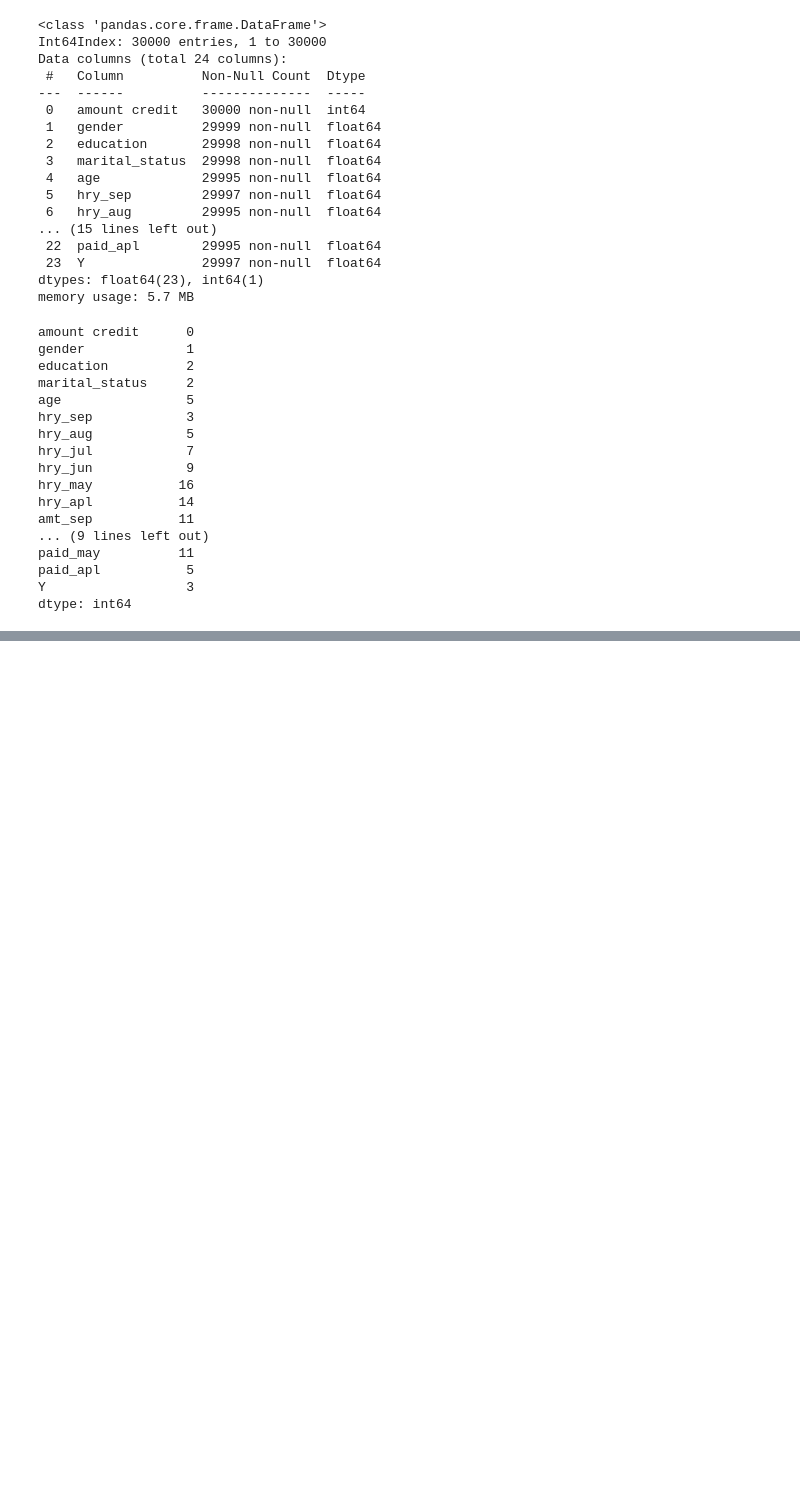
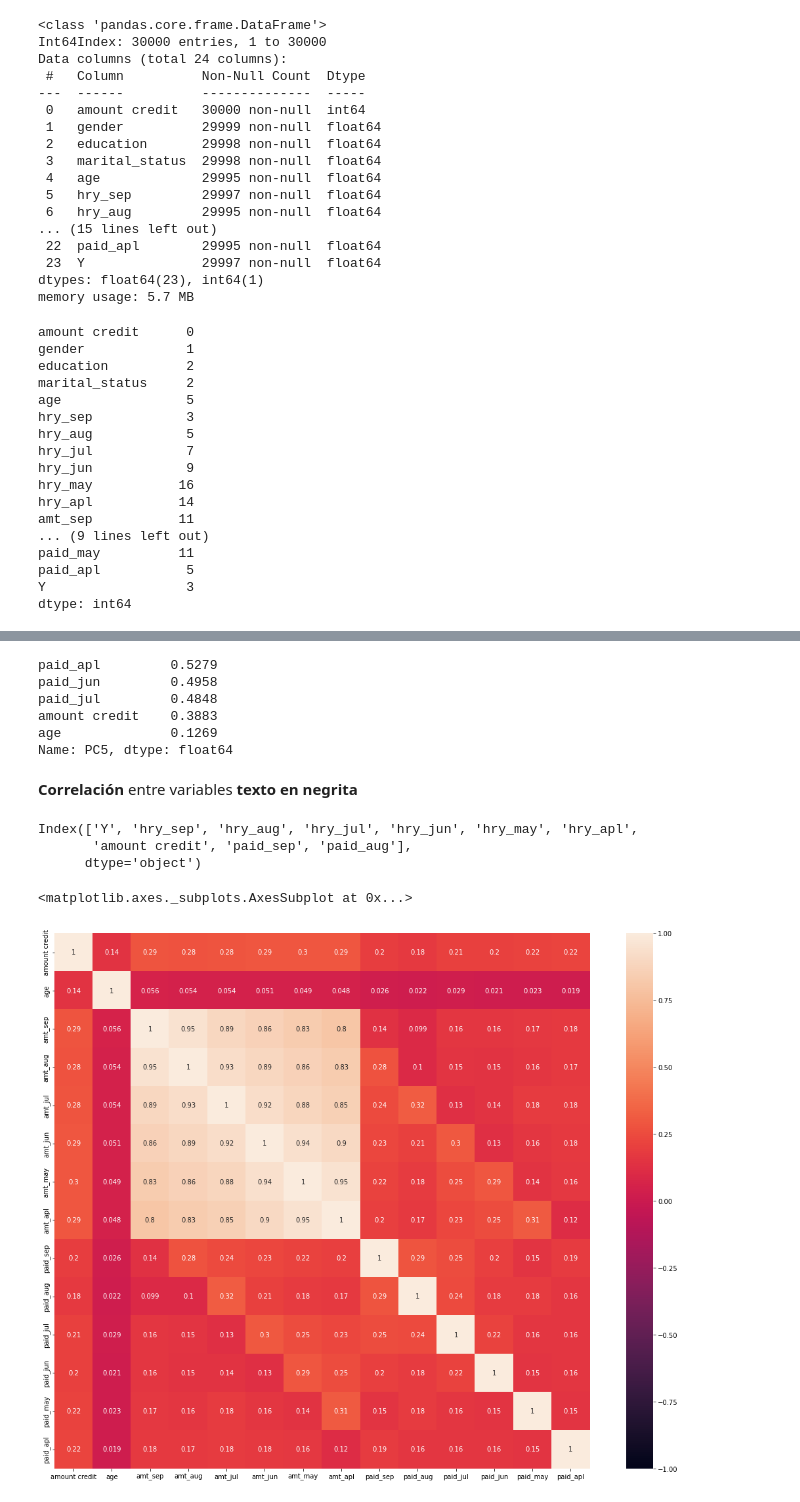
Before and after one commit to PosgradoMNA/actividades-de-aprendizaje-Emerson-JRM, a Jupyter notebook: Actividad Semanal -- 6, visualización.ipynb, the cells around one changed output, grey strips where cells are left out. Cells and saved outputs as stored; diff of their text form; code cells hidden in the pictures; blank space fills up the shorter version.

```diff
--- a/Actividad Semanal -- 6, visualización.ipynb
+++ b/Actividad Semanal -- 6, visualización.ipynb
@@ -155,0 +498,6 @@ dtype: int64
+# %%
+df_imp_pca = df_imp.copy()
+df_sna_pca = df_sin_na.copy()
+# %%
+df_imp_pca.drop(columns = lista_cat, inplace=True)
+df_imp_pca.drop(columns ='Y',inplace=True)
@@ -155,0 +507,9 @@ dtype: int64
+# %%
+from sklearn.preprocessing import StandardScaler
+
+scaler = StandardScaler() #Definimos variable scaler que almacena el método StandardScaler().
+scaled_imp = scaler.fit_transform(df_imp_pca) #scaled va a almacenar los valores de la estandarización de los valores.
+scaled_sna = scaler.fit_transform(df_sna_pca)
+# %%
+scaled_df_imp = pd.DataFrame(scaled_imp, columns=df_imp_pca.columns)
+scaled_df_sna = pd.DataFrame(scaled_sna, columns=df_sna_pca.columns)
@@ -155,0 +698,27 @@ dtype: int64
+# %%
+pcsComponents_df_imp.PC5.abs().nlargest(5)
+# %% [output]
+paid_apl         0.5279
+paid_jun         0.4958
+paid_jul         0.4848
+amount credit    0.3883
+age              0.1269
+Name: PC5, dtype: float64
+# %% [markdown]
+**Correlación** entre variables **texto en negrita**
+# %%
+corrmat = df_imp.corr().abs()
+k = 10
+cols = corrmat.nlargest(k, 'Y')['Y'].index
+cols
+# %% [output]
+Index(['Y', 'hry_sep', 'hry_aug', 'hry_jul', 'hry_jun', 'hry_may', 'hry_apl',
+       'amount credit', 'paid_sep', 'paid_aug'],
+      dtype='object')
+# %%
+corrmat = scaled_df_imp.corr().abs()
+f, ax = plt.subplots(figsize = (20,15)) #Definir el área de trabajo.
+sns.heatmap(corrmat, vmax = 1, vmin = -1, square = True, annot = True)
+# %% [output]
+<matplotlib.axes._subplots.AxesSubplot at 0x...>
+[figure, added]
```
Also changed, not shown: parts of 68 cells of this notebook.
